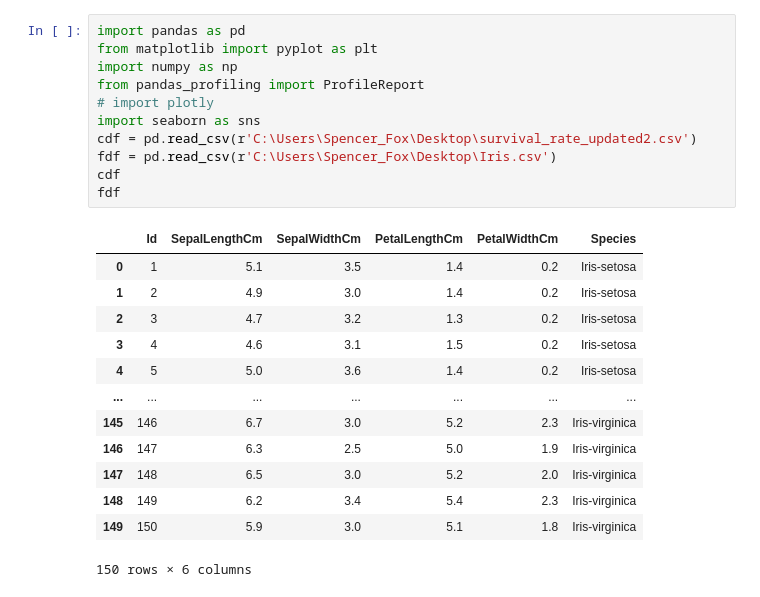
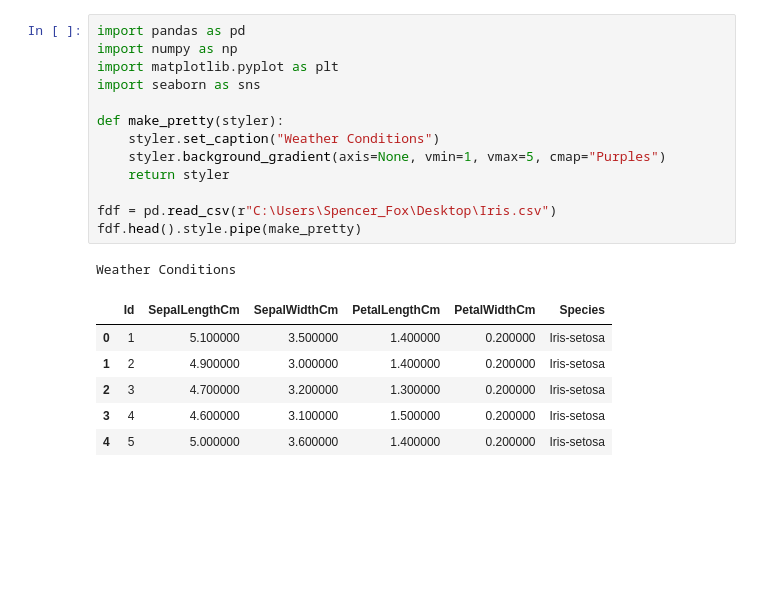
Before and after one commit to spencerfoxdell/jupyter_pandas, a Jupyter notebook: data_analysis_1.ipynb, the cells around one changed output. Cells and saved outputs as stored; diff of their text form; blank space fills up the shorter version.

```diff
--- a/data_analysis_1.ipynb
+++ b/data_analysis_1.ipynb
@@ -1,26 +1,22 @@
 # %%
 import pandas as pd
-from matplotlib import pyplot as plt
 import numpy as np
-from pandas_profiling import ProfileReport
-# import plotly
+import matplotlib.pyplot as plt
 import seaborn as sns
-cdf = pd.read_csv(r'C:\Users\Spencer_Fox\Desktop\survival_rate_updated2.csv')
-fdf = pd.read_csv(r'C:\Users\Spencer_Fox\Desktop\Iris.csv')
-cdf
-fdf
+
+def make_pretty(styler):
+    styler.set_caption("Weather Conditions")
+    styler.background_gradient(axis=None, vmin=1, vmax=5, cmap="Purples")
+    return styler
+
+fdf = pd.read_csv(r"C:\Users\Spencer_Fox\Desktop\Iris.csv")
+fdf.head().style.pipe(make_pretty)
 # %% [output]
+Weather Conditions
 |  | Id | SepalLengthCm | SepalWidthCm | PetalLengthCm | PetalWidthCm | Species |
-| 0 | 1 | 5.1 | 3.5 | 1.4 | 0.2 | Iris-setosa |
-| 1 | 2 | 4.9 | 3.0 | 1.4 | 0.2 | Iris-setosa |
-| 2 | 3 | 4.7 | 3.2 | 1.3 | 0.2 | Iris-setosa |
-| 3 | 4 | 4.6 | 3.1 | 1.5 | 0.2 | Iris-setosa |
-| 4 | 5 | 5.0 | 3.6 | 1.4 | 0.2 | Iris-setosa |
-| ... | ... | ... | ... | ... | ... | ... |
-| 145 | 146 | 6.7 | 3.0 | 5.2 | 2.3 | Iris-virginica |
-| 146 | 147 | 6.3 | 2.5 | 5.0 | 1.9 | Iris-virginica |
-| 147 | 148 | 6.5 | 3.0 | 5.2 | 2.0 | Iris-virginica |
-| 148 | 149 | 6.2 | 3.4 | 5.4 | 2.3 | Iris-virginica |
-| 149 | 150 | 5.9 | 3.0 | 5.1 | 1.8 | Iris-virginica |
+| 0 | 1 | 5.100000 | 3.500000 | 1.400000 | 0.200000 | Iris-setosa |
+| 1 | 2 | 4.900000 | 3.000000 | 1.400000 | 0.200000 | Iris-setosa |
+| 2 | 3 | 4.700000 | 3.200000 | 1.300000 | 0.200000 | Iris-setosa |
+| 3 | 4 | 4.600000 | 3.100000 | 1.500000 | 0.200000 | Iris-setosa |
+| 4 | 5 | 5.000000 | 3.600000 | 1.400000 | 0.200000 | Iris-setosa |
-150 rows × 6 columns
 # %%
```
Also changed, not shown: parts of 35 cells of this notebook.
